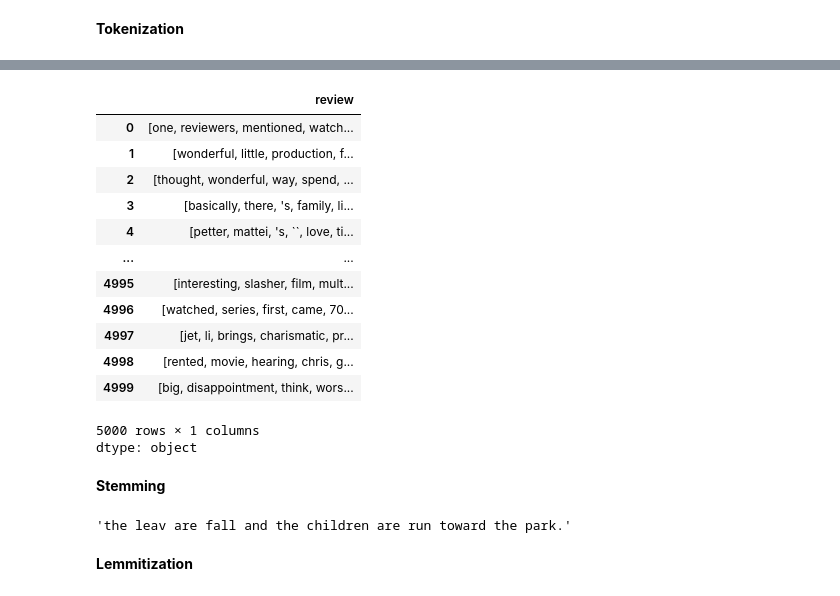
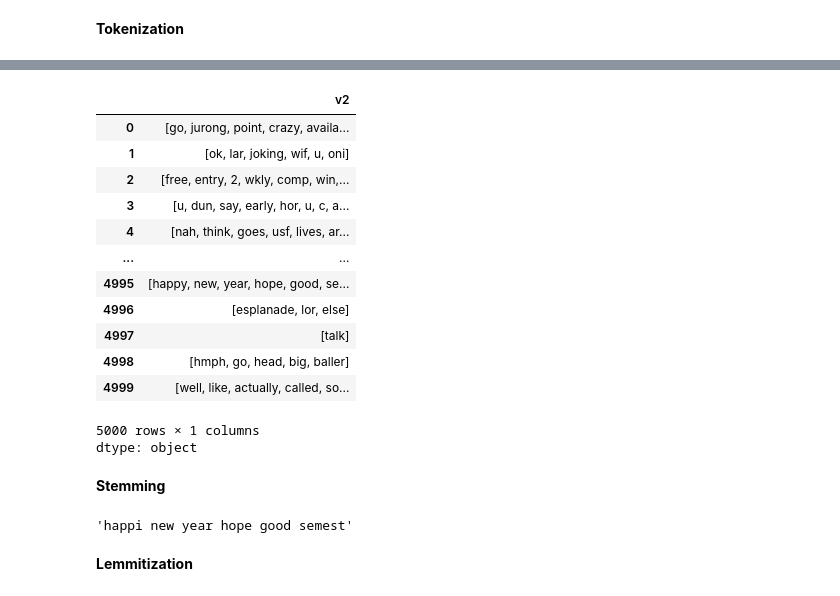
Before and after one commit to nimrashaheen001/Programming_for_AI, a Jupyter notebook: Lab_11NLP_Pratice.ipynb, the cells around one changed output, grey strips where cells are left out. Drawn from its saved outputs; the diff is of its cells as text; code cells hidden in the pictures.

```diff
--- a/Lab_11NLP_Pratice.ipynb
+++ b/Lab_11NLP_Pratice.ipynb
@@ -152,7 +175,7 @@ def remove_url(text):
     pattern = re.compile(r'https?://\S+|www\.\S+')
     return pattern.sub(r'', text)
 # %%
-df['review'] = df['review'].apply(remove_url)
+df['v2'] = df['v2'].apply(remove_url)
 # %% [output]
 A value is trying to be set on a copy of a slice from a DataFrame.
 Try using .loc[row_indexer,col_indexer] = value instead
@@ -196,5 +219,5 @@ df['review'][5]
 # %%
-df['review'] = df['review'].apply(remove_punc)
+df['v2'] = df['v2'].apply(remove_punc)
 # %% [output]
 A value is trying to be set on a copy of a slice from a DataFrame.
 Try using .loc[row_indexer,col_indexer] = value instead
@@ -268,7 +287,7 @@ remove_stopwords('probably my all-time favorite movie, a story of selflessness,
 # %% [output]
 'probably  all-time favorite movie,  story  selflessness, sacrifice  dedication   noble cause,    preachy  boring.   never gets old, despite   seen   15   times'
 # %%
-df['review'] = df['review'].apply(remove_stopwords)
+df['v2'] = df['v2'].apply(remove_stopwords)
 # %% [output]
 A value is trying to be set on a copy of a slice from a DataFrame.
 Try using .loc[row_indexer,col_indexer] = value instead
@@ -312,6 +331,6 @@ df['review'][1]
 # %%
 #df['sentences'] = df['review'].apply(sent_tokenize)
-df['review'] = df['review'].apply(word_tokenize)
+df['v2'] = df['v2'].apply(word_tokenize)
 # %% [output]
 A value is trying to be set on a copy of a slice from a DataFrame.
 Try using .loc[row_indexer,col_indexer] = value instead
@@ -341,18 +344,18 @@ df['review'][1]
 # %%
-df['review']
+df['v2']
 # %% [output]
-|  | review |
-| 0 | [one, reviewers, mentioned, watch... |
-| 1 | [wonderful, little, production, f... |
-| 2 | [thought, wonderful, way, spend, ... |
-| 3 | [basically, there, 's, family, li... |
-| 4 | [petter, mattei, 's, ``, love, ti... |
+|  | v2 |
+| 0 | [go, jurong, point, crazy, availa... |
+| 1 | [ok, lar, joking, wif, u, oni] |
+| 2 | [free, entry, 2, wkly, comp, win,... |
+| 3 | [u, dun, say, early, hor, u, c, a... |
+| 4 | [nah, think, goes, usf, lives, ar... |
 | ... | ... |
-| 4995 | [interesting, slasher, film, mult... |
-| 4996 | [watched, series, first, came, 70... |
-| 4997 | [jet, li, brings, charismatic, pr... |
-| 4998 | [rented, movie, hearing, chris, g... |
-| 4999 | [big, disappointment, think, wors... |
+| 4995 | [happy, new, year, hope, good, se... |
+| 4996 | [esplanade, lor, else] |
+| 4997 | [talk] |
+| 4998 | [hmph, go, head, big, baller] |
+| 4999 | [well, like, actually, called, so... |
 5000 rows × 1 columns
 dtype: object
 # %% [markdown]
@@ -362,11 +365,11 @@ from nltk.stem.porter import PorterStemmer
 ps = PorterStemmer()
 def stem_words(text):
     return " ".join([ps.stem(word) for word in text.split()])
-# %%
-sample1 = "The leaves are falling and the children are running towards the park."
-stem_words(sample1)
-# %% [output]
-'the leav are fall and the children are run toward the park.'
+# %%
+sample1 = "happy new year hope good semester"
+stem_words(sample1)
+# %% [output]
+'happi new year hope good semest'
 # %% [markdown]
 **Lemmitization**
 # %%
```
Also changed, not shown: parts of 34 cells of this notebook.
